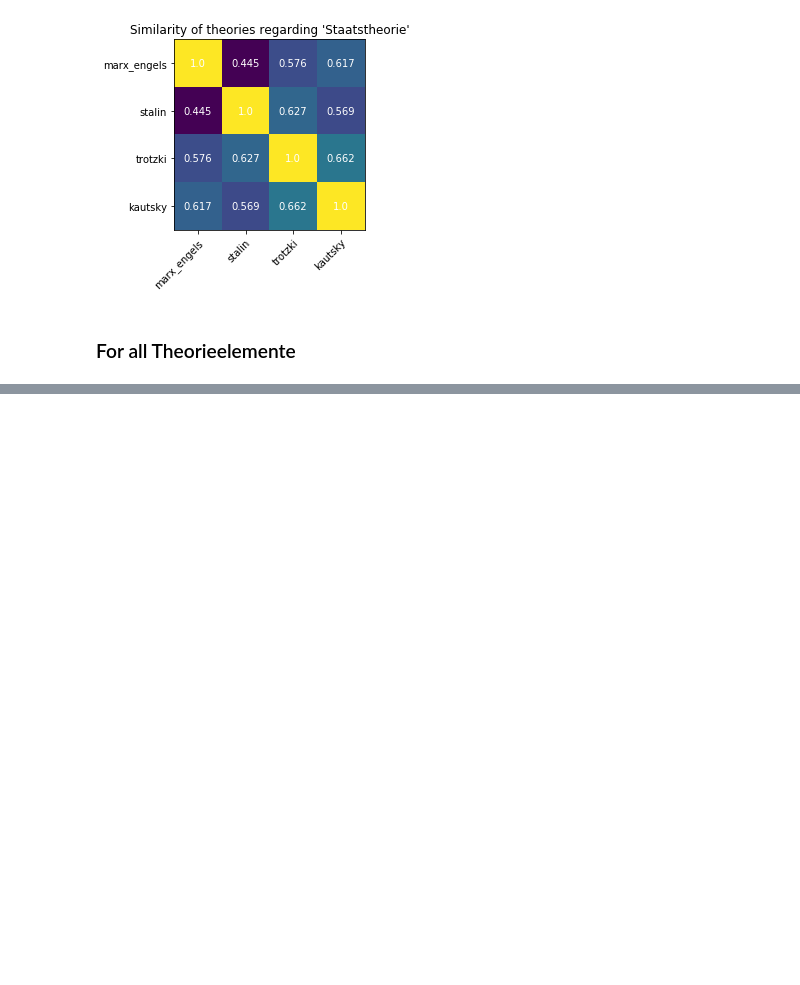
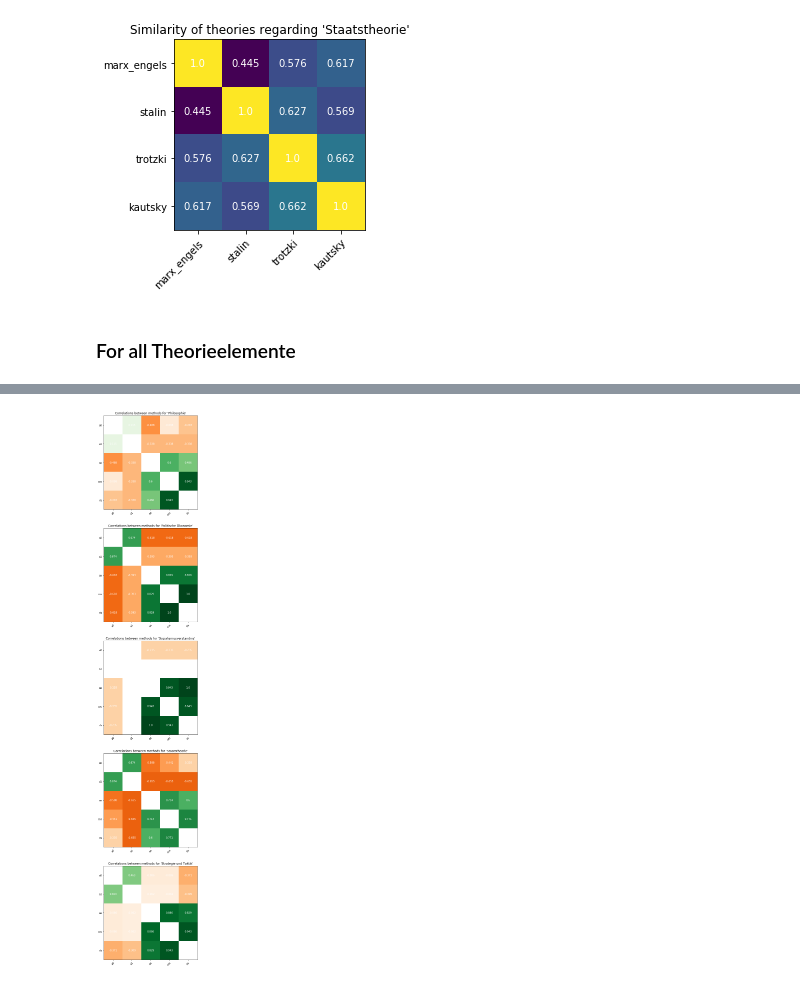
Before and after one commit to heinp/germarxcor, a Jupyter notebook: code/theory_embeddings.ipynb, the cells around one changed output, grey strips where cells are left out. Cells and saved outputs as stored; diff of their text form; code cells hidden in the pictures; blank space fills up the shorter version.

```diff
--- a/code/theory_embeddings.ipynb
+++ b/code/theory_embeddings.ipynb
@@ -248,0 +457,7 @@ WARNING! 'bündnis_n' not in vocabulary of bernstein!
+# %%
+data = []
+for file in glob.glob("similarities_*.json"):
+    id = re.match(r"similarities_(.*).json", file).groups()[0]
+    with open(file) as json_file:
+        data.append((id, json.load(json_file)))
+data.sort(key=lambda x: x[0])
@@ -248,0 +496,44 @@ WARNING! 'bündnis_n' not in vocabulary of bernstein!
+# %%
+# new colormap for correlation values
+from matplotlib import cm
+from matplotlib.colors import ListedColormap, LinearSegmentedColormap
+
+top = cm.get_cmap('Oranges_r', 128)
+bottom = cm.get_cmap('Greens', 128)
+
+newcolors = np.vstack((top(np.linspace(0, 1, 128)),
+                       bottom(np.linspace(0, 1, 128))))
+newcmp = ListedColormap(newcolors, name="GreenOrange")
+# %%
+from matplotlib.colors import Normalize
+
+fig, axes = plt.subplots(len(term_cats), figsize=(10, 40))
+methods = [d[0] for d in data]
+
+for cat, ax in zip(term_cats, axes):
+
+    #ax.imshow([[abs(c) for c in row] for row in correlations[cat]])
+    ax.imshow(correlations[cat], cmap=newcmp, norm=Normalize(vmin=-1., vmax=1.))
+
+    # We want to show all ticks...
+    ax.set_xticks(np.arange(len(methods)))
+    ax.set_yticks(np.arange(len(methods)))
+    # ... and label them with the respective list entries
+    ax.set_xticklabels(methods)
+    ax.set_yticklabels(methods)
+
+    # Rotate the tick labels and set their alignment.
+    plt.setp(ax.get_xticklabels(), rotation=45, ha="right",rotation_mode="anchor")
+
+    # Loop over data dimensions and create text annotations.
+    for i in range(len(correlations[cat])):
+        for j in range(len(correlations[cat])):
+            ax.text(j, i, round(correlations[cat][i][j], 3),
+                           ha="center", va="center", color="w")
+
+    ax.set_title(f"Correlations between methods for '{cat}'")
+
+plt.savefig("correlations.pdf")
+plt.show()
+# %% [output]
+[figure, added]
```
Also changed, not shown: parts of 40 cells of this notebook.
